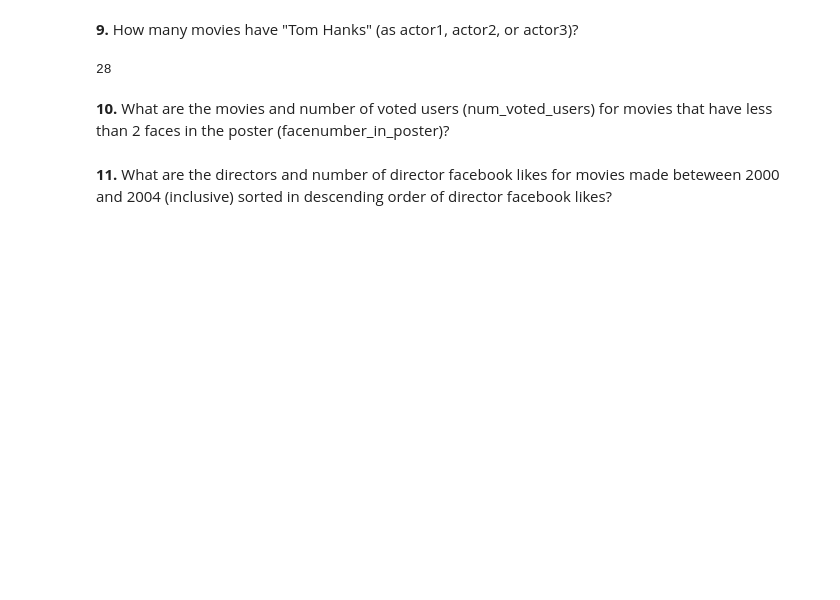
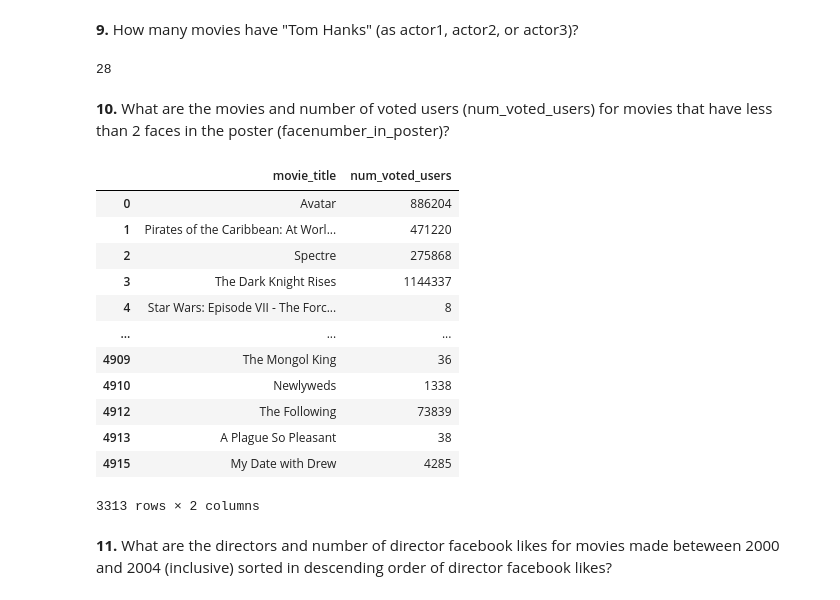
Before and after one commit to sflowers51/CIS277-FA22-Lab1, a Jupyter notebook: Lab1.ipynb, the cells around one changed output. Saved outputs shown, nothing was run; the diff lists cells and outputs as text; code cells hidden in the pictures; blank space fills up the shorter version.

```diff
--- a/Lab1.ipynb
+++ b/Lab1.ipynb
@@ -96,5 +132,25 @@ mask.sum()
 28
 # %% [markdown]
 **10.**  What are the movies and number of voted users (num_voted_users) for movies that have less than 2 faces in the poster (facenumber_in_poster)?
+# %%
+mask = (movies_df.facenumber_in_poster < 2)
+mask2 = movies_df.loc[mask]
+mask3 = ['movie_title','num_voted_users']
+
+mask2[mask3]
+# %% [output]
+|  | movie_title | num_voted_users |
+| 0 | Avatar | 886204 |
+| 1 | Pirates of the Caribbean: At Worl... | 471220 |
+| 2 | Spectre | 275868 |
+| 3 | The Dark Knight Rises | 1144337 |
+| 4 | Star Wars: Episode VII - The Forc... | 8 |
+| ... | ... | ... |
+| 4909 | The Mongol King | 36 |
+| 4910 | Newlyweds | 1338 |
+| 4912 | The Following | 73839 |
+| 4913 | A Plague So Pleasant | 38 |
+| 4915 | My Date with Drew | 4285 |
+3313 rows × 2 columns
 # %% [markdown]
 **11.** What are the directors and number of director facebook likes for movies made beteween 2000 and 2004 (inclusive) sorted in descending order of director facebook likes?
```
Also changed, not shown: parts of 9 cells of this notebook.
